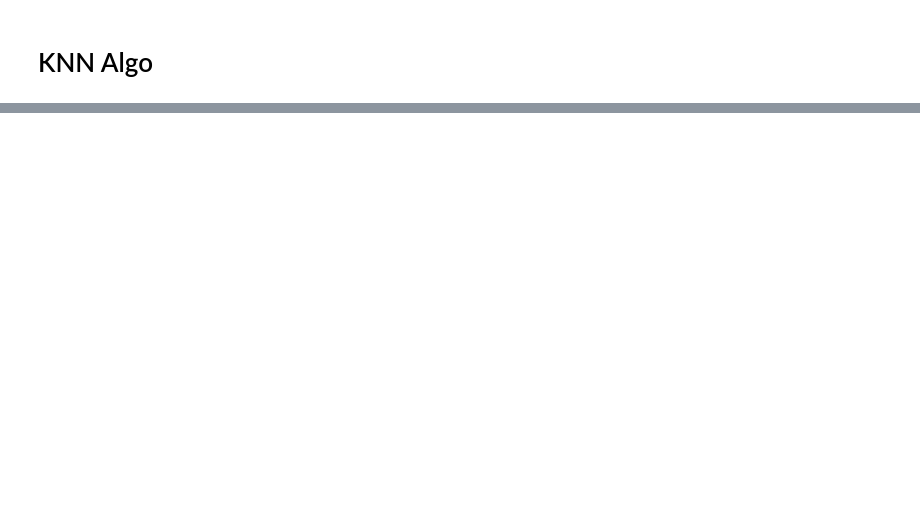
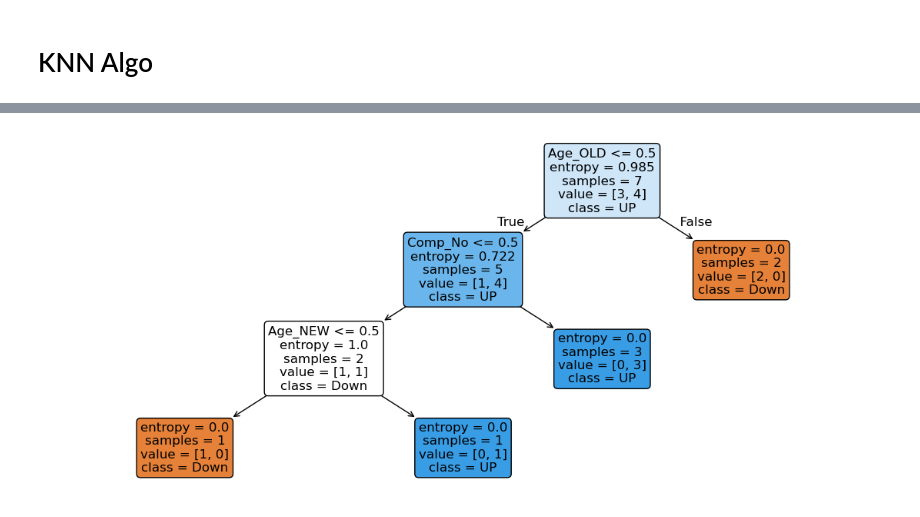
Before and after one commit to Mohitpunani99/JUpiter_ml, a Jupyter notebook: comparioson_logistic_KNN.ipynb, the cells around one changed output, grey strips where cells are left out. Saved outputs shown, nothing was run; the diff lists cells and outputs as text; code cells hidden in the pictures; blank space fills up the shorter version.

```diff
--- a/comparioson_logistic_KNN.ipynb
+++ b/comparioson_logistic_KNN.ipynb
@@ -87,0 +101,18 @@ weighted avg       0.89      0.89      0.89       100
+# %%
+# # creating data frome here
+# data = {
+#     'Age':           ['<=30', '<=30', '31-40', '>40', '>40', '>40', '31-40', '<=30', '<=30', '>40'],
+#     'Income':        ['High', 'High', 'High', 'Med', 'Low', 'Low', 'Low', 'Med', 'Low', 'Med'],
+#     'Student':       ['No', 'No', 'No', 'No', 'Yes', 'Yes', 'Yes', 'No', 'Yes', 'Yes'],
+#     'Credit_Rating': ['Fair', 'Excellent', 'Fair', 'Fair', 'Fair', 'Excellent', 'Excellent', 'Fair', 'Fair', 'Fair'],
+#     'Buys_Computer': ['No', 'No', 'Yes', 'Yes', 'Yes', 'No', 'Yes', 'No', 'Yes', 'Yes']
+# }
+
+
+data2 = {
+    'Age':    ['OLD', 'OLD', 'OLD', 'MED','MED ','MED', 'MED','NEW', 'NEW', 'NEW'],
+    'Comp':   ['YES', 'No',  'No',  'YES','YES','No', 'No',  'YES', 'No',  'No'],
+    'Type':   ['Software','Software', 'Hardware', 'Software', 'Hardware',"Hardware", 'Software', 'Software', 'Hardware', 'Software'],
+    'Profit': ['Down', 'Down', 'Down','Down', 'Down', 'UP', 'UP', 'UP', 'UP', 'UP']
+}
+df = pd.DataFrame(data2)
@@ -87,0 +185,15 @@ weighted avg       0.89      0.89      0.89       100
+# %%
+from sklearn.tree import plot_tree
+import matplotlib.pyplot as plt
+
+plt.figure(figsize=(14, 6))
+plot_tree(model,
+          max_depth=3,
+          feature_names=list(x.columns),        # ✅ convert to list
+          class_names=['Down', 'UP'],      # ✅ convert to list
+          filled=True,
+          rounded=True,
+          fontsize=12)
+plt.show()
+# %% [output]
+[figure, added]
```
Also changed, not shown: parts of 15 cells of this notebook, 3 other files.
